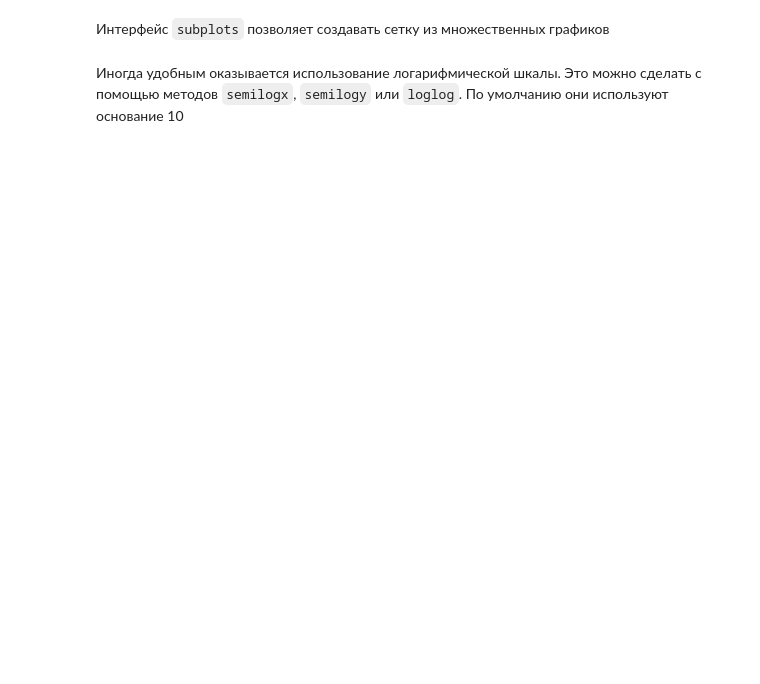
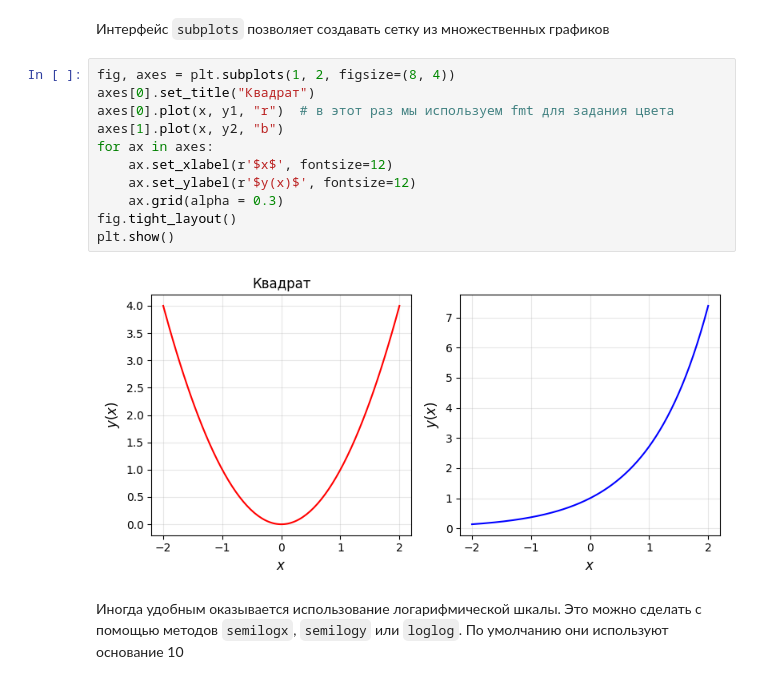
Before and after one commit to anton-pershin/spbu-fundamentals-of-algorithms, a Jupyter notebook: practicum_1/intro_to_numpy_and_matplotlib.ipynb, the cells around one changed output. Drawn from its saved outputs; the diff is of its cells as text; blank space fills up the shorter version.

```diff
--- a/practicum_1/intro_to_numpy_and_matplotlib.ipynb
+++ b/practicum_1/intro_to_numpy_and_matplotlib.ipynb
@@ -1411,4 +1442,17 @@ import numpy as np
 # %% [markdown]
 Интерфейс `subplots` позволяет создавать сетку из множественных графиков
+# %%
+fig, axes = plt.subplots(1, 2, figsize=(8, 4))
+axes[0].set_title("Квадрат")
+axes[0].plot(x, y1, "r")  # в этот раз мы используем fmt для задания цвета
+axes[1].plot(x, y2, "b")
+for ax in axes:
+    ax.set_xlabel(r'$x$', fontsize=12)
+    ax.set_ylabel(r'$y(x)$', fontsize=12)
+    ax.grid(alpha = 0.3)
+fig.tight_layout()
+plt.show()
+# %% [output]
+[figure, added]
 # %% [markdown]
 Иногда удобным оказывается использование логарифмической шкалы. Это можно сделать с помощью методов `semilogx`, `semilogy` или `loglog`. По умолчанию они используют основание 10
```
Also changed, not shown: parts of 11 cells of this notebook, 5 other files.
